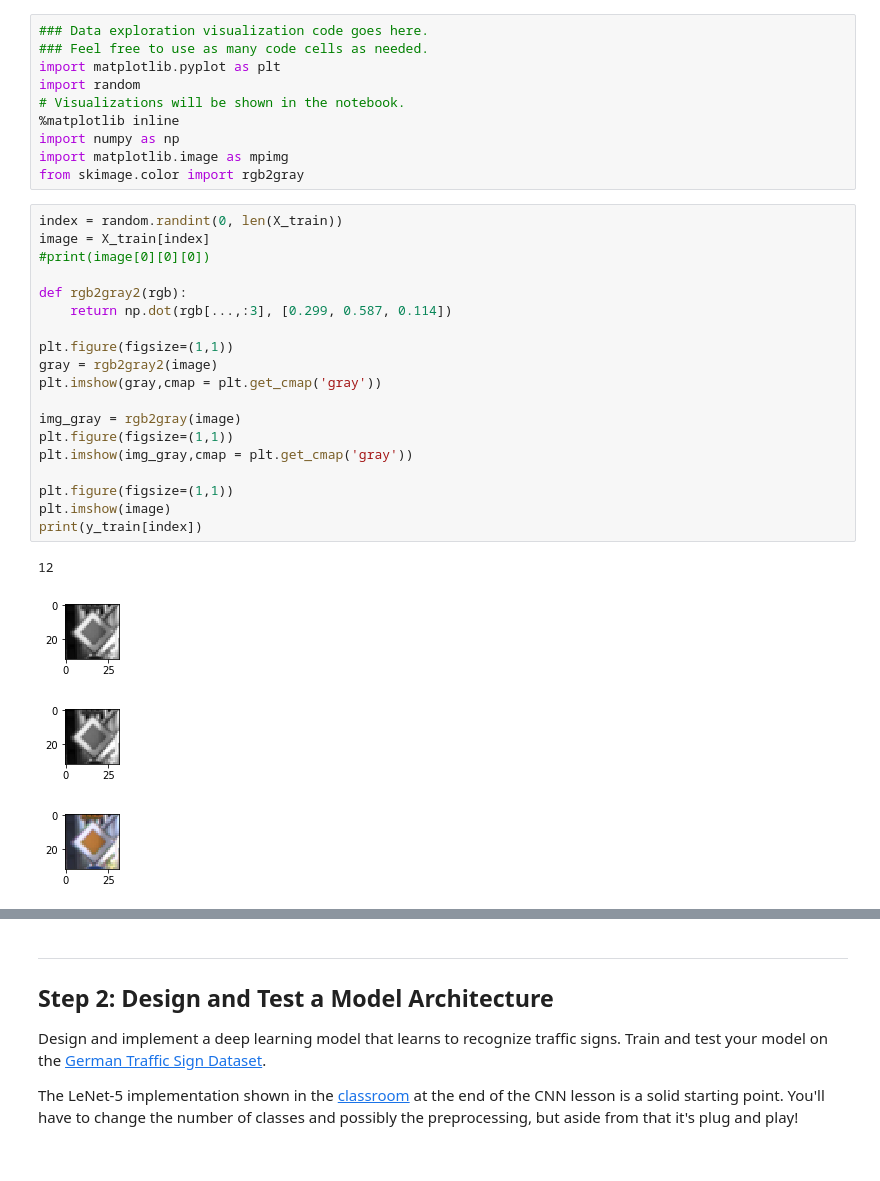
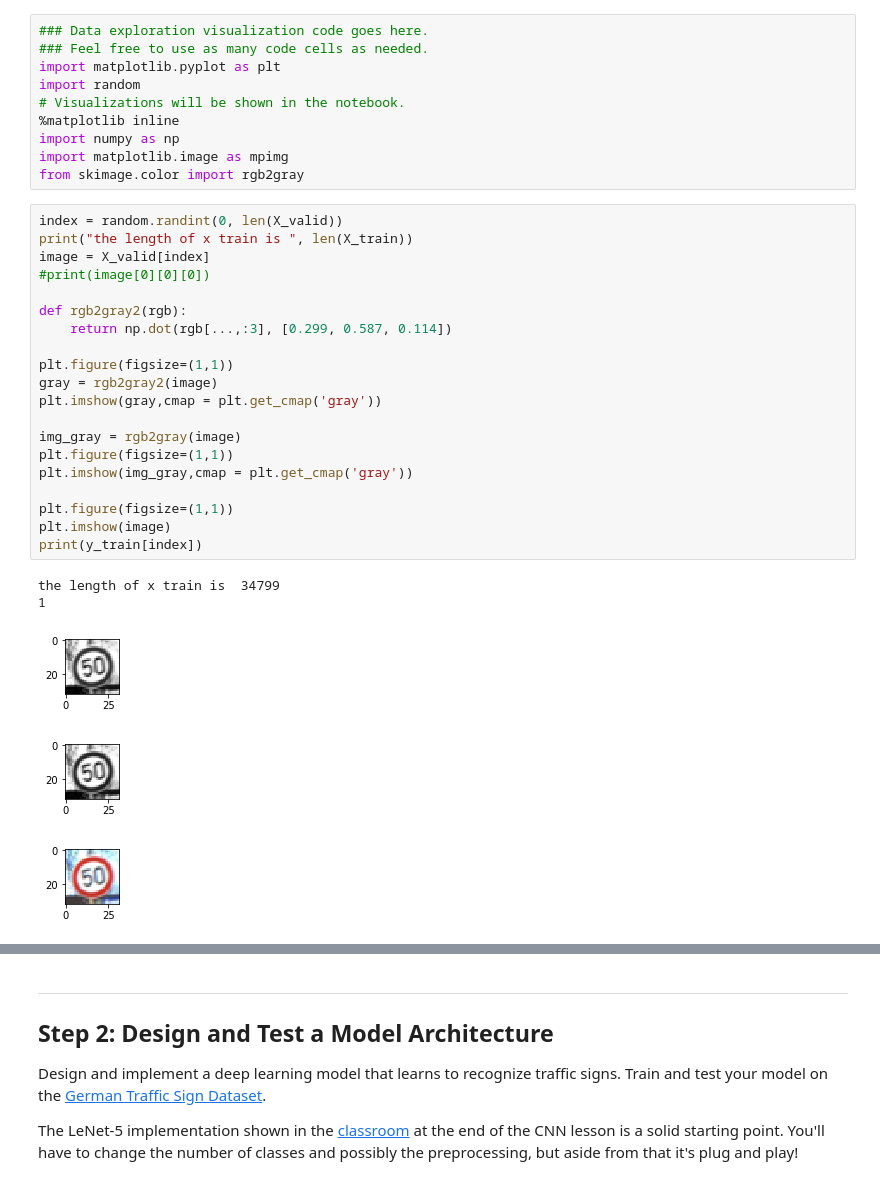
Before and after one commit to bryan0806/Udacity-CarND-Traffic-Sign-Classifier-Project, a Jupyter notebook: Traffic_Sign_Classifier.ipynb, the cells around one changed output, grey strips where cells are left out. Drawn from its saved outputs; the diff is of its cells as text.

```diff
--- a/Traffic_Sign_Classifier.ipynb
+++ b/Traffic_Sign_Classifier.ipynb
@@ -98,29 +100,31 @@ import numpy as np
 import matplotlib.image as mpimg
 from skimage.color import rgb2gray
 # %%
-index = random.randint(0, len(X_train))
-image = X_train[index]
+index = random.randint(0, len(X_valid))
+print("the length of x train is ", len(X_train))
+image = X_valid[index]
 #print(image[0][0][0])
 
 def rgb2gray2(rgb):
     return np.dot(rgb[...,:3], [0.299, 0.587, 0.114])
 
 plt.figure(figsize=(1,1))
 gray = rgb2gray2(image)
 plt.imshow(gray,cmap = plt.get_cmap('gray'))
 
 img_gray = rgb2gray(image)
 plt.figure(figsize=(1,1))
 plt.imshow(img_gray,cmap = plt.get_cmap('gray'))
 
 plt.figure(figsize=(1,1))
 plt.imshow(image)
 print(y_train[index])
 # %% [output]
-12
+the length of x train is  34799
+1
-[figure, old version]
+[figure, new version]
-[figure, old version]
+[figure, new version]
-[figure, old version]
+[figure, new version]
 # %%
 #transfer color to grayscale
 new_train = []
```
Also changed, not shown: parts of 3 cells of this notebook, 4 other files.
